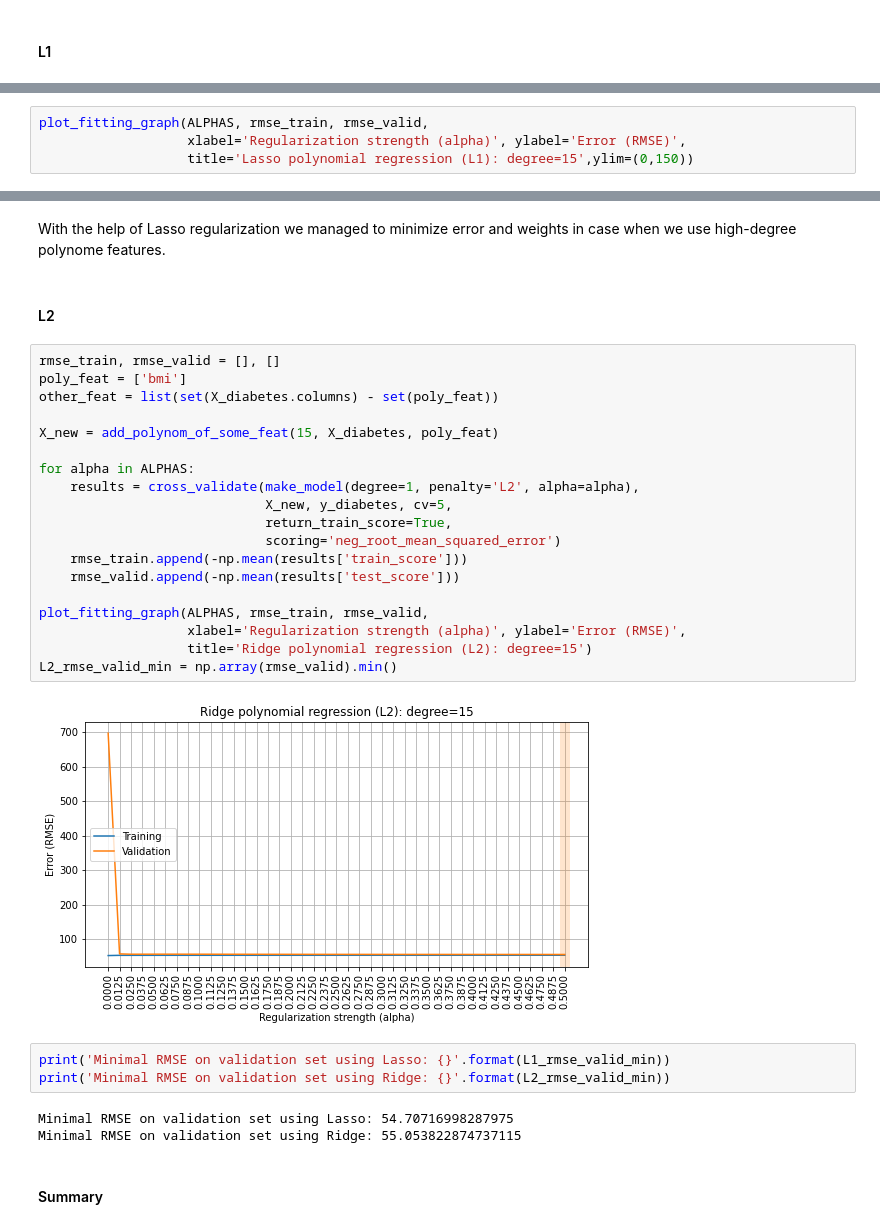
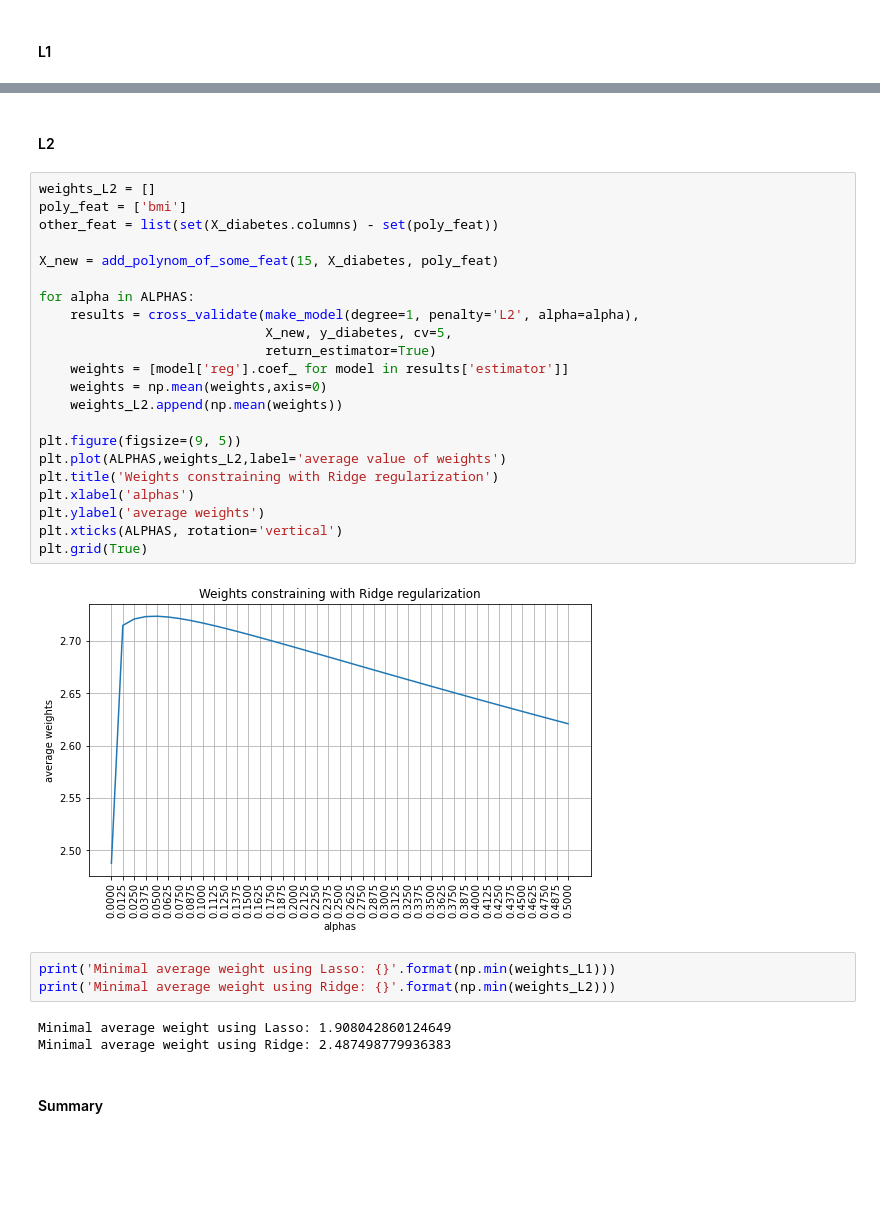
Before and after one commit to masha-mcr/ml-intro-regularization-overfitting, a Jupyter notebook: overfitting_regularization.ipynb, the cells around one changed output, grey strips where cells are left out. Drawn from its saved outputs; the diff is of its cells as text; blank space fills up the shorter version.

```diff
--- a/overfitting_regularization.ipynb
+++ b/overfitting_regularization.ipynb
@@ -539,4 +541,0 @@ But I did get a result, we can take a closer look at the plot.
-# %%
-plot_fitting_graph(ALPHAS, rmse_train, rmse_valid,
-                   xlabel='Regularization strength (alpha)', ylabel='Error (RMSE)',
-                   title='Lasso polynomial regression (L1): degree=15',ylim=(0,150))
@@ -545,33 +542,34 @@ plot_fitting_graph(ALPHAS, rmse_train, rmse_valid,
-# %% [markdown]
-With the help of Lasso regularization we managed to minimize error and weights in case when we use high-degree polynome features.
 # %% [markdown]
 #### L2
 # %%
-rmse_train, rmse_valid = [], []
+weights_L2 = []
 poly_feat = ['bmi']
 other_feat = list(set(X_diabetes.columns) - set(poly_feat))
 
 X_new = add_polynom_of_some_feat(15, X_diabetes, poly_feat)
 
 for alpha in ALPHAS:
     results = cross_validate(make_model(degree=1, penalty='L2', alpha=alpha),
                              X_new, y_diabetes, cv=5,
-                             return_train_score=True,
-                             scoring='neg_root_mean_squared_error')
-    rmse_train.append(-np.mean(results['train_score']))
-    rmse_valid.append(-np.mean(results['test_score']))
+                             return_estimator=True)
+    weights = [model['reg'].coef_ for model in results['estimator']]
+    weights = np.mean(weights,axis=0)
+    weights_L2.append(np.mean(weights))
 
-plot_fitting_graph(ALPHAS, rmse_train, rmse_valid,
-                   xlabel='Regularization strength (alpha)', ylabel='Error (RMSE)',
-                   title='Ridge polynomial regression (L2): degree=15')
-L2_rmse_valid_min = np.array(rmse_valid).min()
+plt.figure(figsize=(9, 5))
+plt.plot(ALPHAS,weights_L2,label='average value of weights')
+plt.title('Weights constraining with Ridge regularization')
+plt.xlabel('alphas')
+plt.ylabel('average weights')
+plt.xticks(ALPHAS, rotation='vertical')
+plt.grid(True)
 # %% [output]
-[figure, old version]
+[figure, new version]
 # %%
-print('Minimal RMSE on validation set using Lasso: {}'.format(L1_rmse_valid_min))
-print('Minimal RMSE on validation set using Ridge: {}'.format(L2_rmse_valid_min))
+print('Minimal average weight using Lasso: {}'.format(np.min(weights_L1)))
+print('Minimal average weight using Ridge: {}'.format(np.min(weights_L2)))
 # %% [output]
-Minimal RMSE on validation set using Lasso: 54.70716998287975
-Minimal RMSE on validation set using Ridge: 55.053822874737115
+Minimal average weight using Lasso: 1.908042860124649
+Minimal average weight using Ridge: 2.487498779936383
 # %% [markdown]
 #### Summary
```
Also changed, not shown: parts of 23 cells of this notebook.
